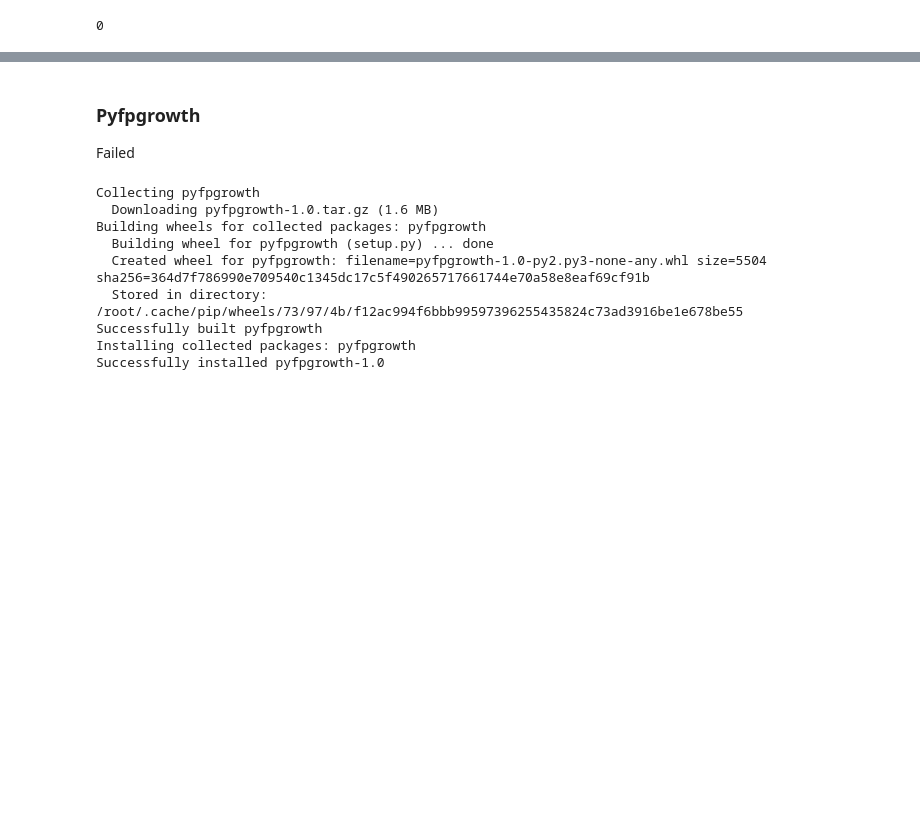
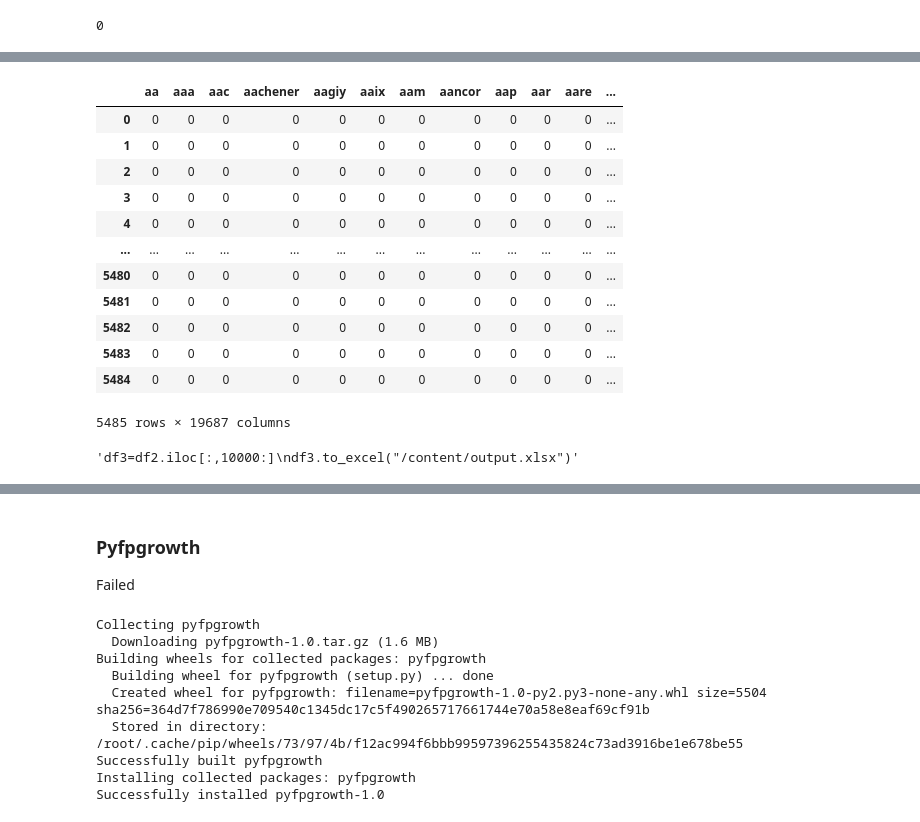
Before and after one commit to Airinelizabath/Association-Rule-Mining, a Jupyter notebook: exp2.ipynb, the cells around one changed output, grey strips where cells are left out. Drawn from its saved outputs; the diff is of its cells as text; code cells hidden in the pictures; blank space fills up the shorter version.

```diff
--- a/exp2.ipynb
+++ b/exp2.ipynb
@@ -374,4 +418,4 @@ A['abbey'][26]
 # %% [output]
 0
 # %%
-#A['#'] = df['label']
+A['#'] = df['label']
@@ -380,2 +437,2 @@ A['abbey'][26]
 # %%
-#df2 = A.join(pd.get_dummies(A.pop('#'))) #label to binary
+df2 = A.join(pd.get_dummies(A.pop('#'))) #label to binary
@@ -384,3 +439,24 @@ A['abbey'][26]
+# %%
+df2
+# %% [output]
+|  | aa | aaa | aac | aachener | aagiy | aaix | aam | aancor | aap | aar | aare | ... |
+| 0 | 0 | 0 | 0 | 0 | 0 | 0 | 0 | 0 | 0 | 0 | 0 | ... |
+| 1 | 0 | 0 | 0 | 0 | 0 | 0 | 0 | 0 | 0 | 0 | 0 | ... |
+| 2 | 0 | 0 | 0 | 0 | 0 | 0 | 0 | 0 | 0 | 0 | 0 | ... |
+| 3 | 0 | 0 | 0 | 0 | 0 | 0 | 0 | 0 | 0 | 0 | 0 | ... |
+| 4 | 0 | 0 | 0 | 0 | 0 | 0 | 0 | 0 | 0 | 0 | 0 | ... |
+| ... | ... | ... | ... | ... | ... | ... | ... | ... | ... | ... | ... | ... |
+| 5480 | 0 | 0 | 0 | 0 | 0 | 0 | 0 | 0 | 0 | 0 | 0 | ... |
+| 5481 | 0 | 0 | 0 | 0 | 0 | 0 | 0 | 0 | 0 | 0 | 0 | ... |
+| 5482 | 0 | 0 | 0 | 0 | 0 | 0 | 0 | 0 | 0 | 0 | 0 | ... |
+| 5483 | 0 | 0 | 0 | 0 | 0 | 0 | 0 | 0 | 0 | 0 | 0 | ... |
+| 5484 | 0 | 0 | 0 | 0 | 0 | 0 | 0 | 0 | 0 | 0 | 0 | ... |
+5485 rows × 19687 columns
+# %%
+'''df3=df2.iloc[:,10000:]
+df3.to_excel("/content/output.xlsx")'''
+# %% [output]
+'df3=df2.iloc[:,10000:]\ndf3.to_excel("/content/output.xlsx")'
 # %%
 '''import pandas as pd
 from mlxtend.preprocessing import TransactionEncoder
```
Also changed, not shown: parts of 29 cells of this notebook.
